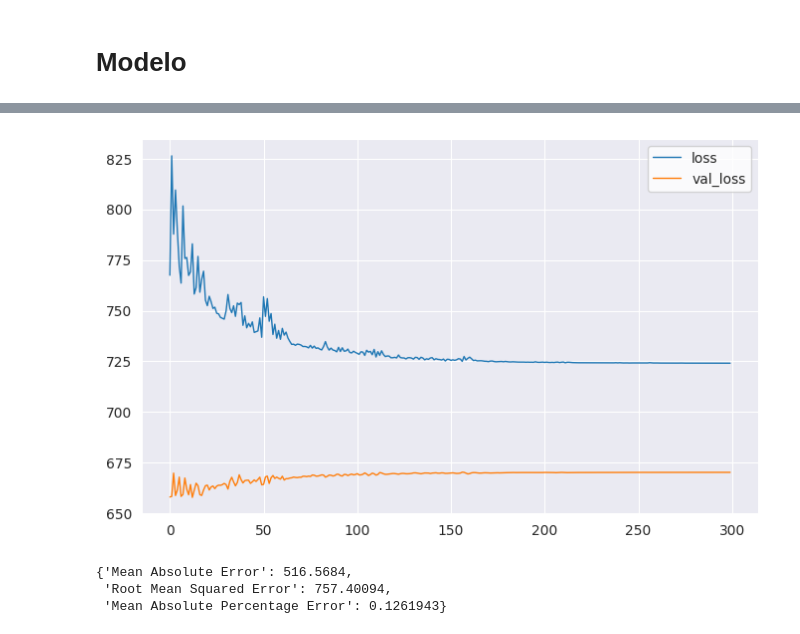
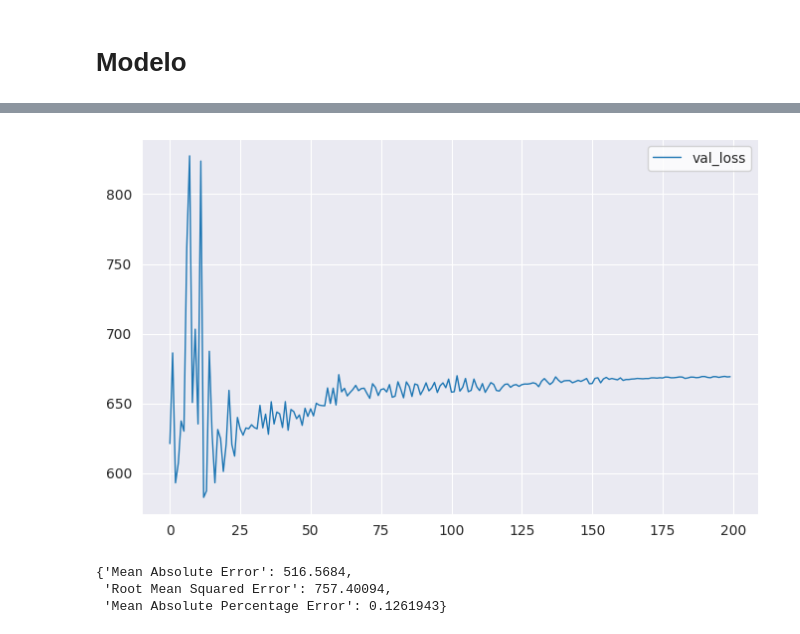
Before and after one commit to flohmannjr/PJI410, a Jupyter notebook: PJI410_modelo_futuro.ipynb, the cells around one changed output, grey strips where cells are left out. Drawn from its saved outputs; the diff is of its cells as text; code cells hidden in the pictures.

```diff
--- a/PJI410_modelo_futuro.ipynb
+++ b/PJI410_modelo_futuro.ipynb
@@ -27,8 +27,6 @@ from absl import logging as absl_logging
 # %%
 plt.rcParams['figure.figsize'] = [8, 5]
 plt.rcParams['figure.dpi']     = 100
-
-# plt.style.use('seaborn-v0_8-darkgrid')
 sns.set_style("darkgrid")
 
 SEMENTE = 2001088 + 2001247 + 2003061 + 2005493 + 2008193 + 2008620 + 2008880
@@ -55,9 +53,8 @@ SAIDA_ATIVACAO = 'linear'
 PERDA       = 'mae'
 OTIMIZADOR  = Adam
 APRENDIZADO = 0.001
-# METRICAS    = ['mae', 'mse']
 
-ITERACOES = 500
+ITERACOES = 300
 
 CAMINHO_MARCOS = 'marcos'
 
@@ -131,15 +128,16 @@ Wall time: 1min 10s
 # %%
-chaves = ['loss', 'val_loss']
+# chaves = ['loss', 'val_loss']
+chaves = ['val_loss']
 # chaves = ['lr']
 
 # for chave in historico.history.keys():
 for chave in chaves:
-    sns.lineplot(data=historico.history[chave][200:], label=chave, linewidth=1)
+    sns.lineplot(data=historico.history[chave][100:], label=chave, linewidth=1)
 
 plt.legend(frameon=True, facecolor='white')
 plt.show()
 # %% [output]
-[figure, old version]
+[figure, new version]
 # %%
 modelo = load_model(os.path.join(CAMINHO_MARCOS, modelo_nome))
 
```
Also changed, not shown: parts of 2 cells of this notebook.
